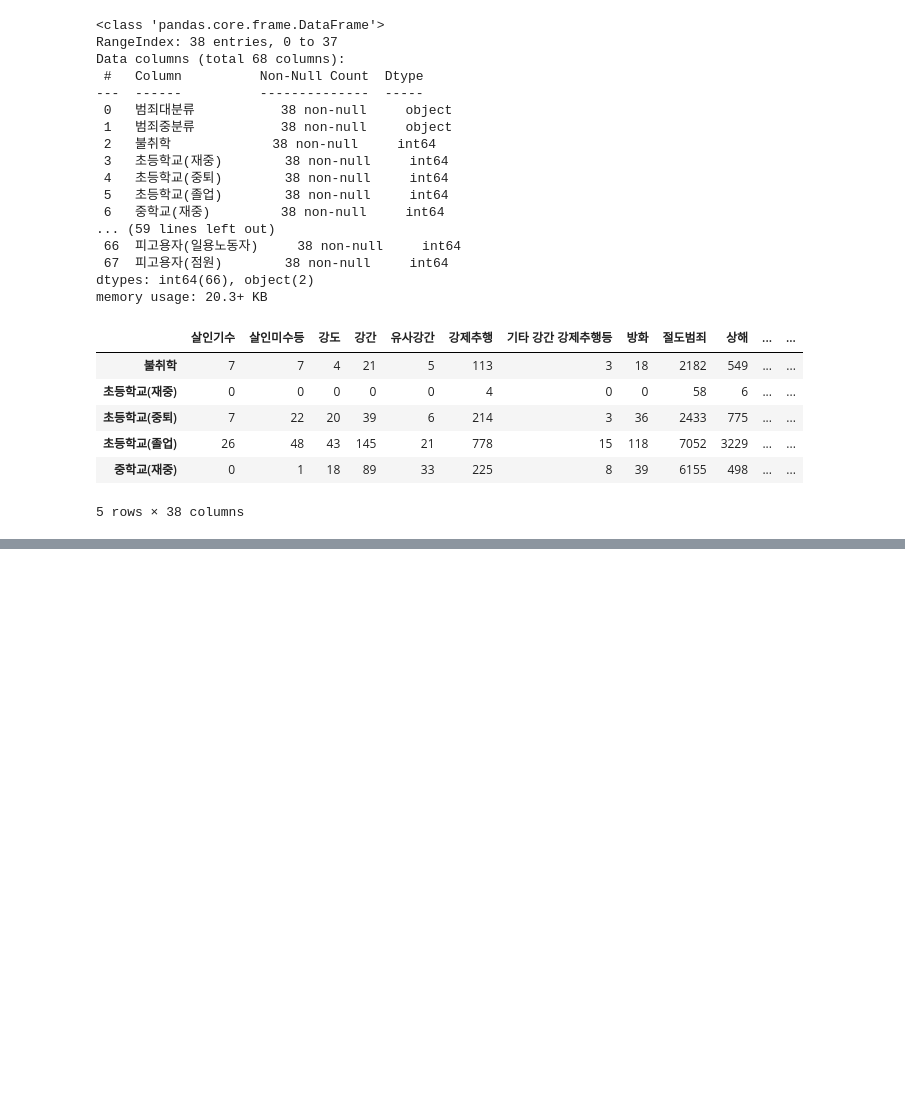
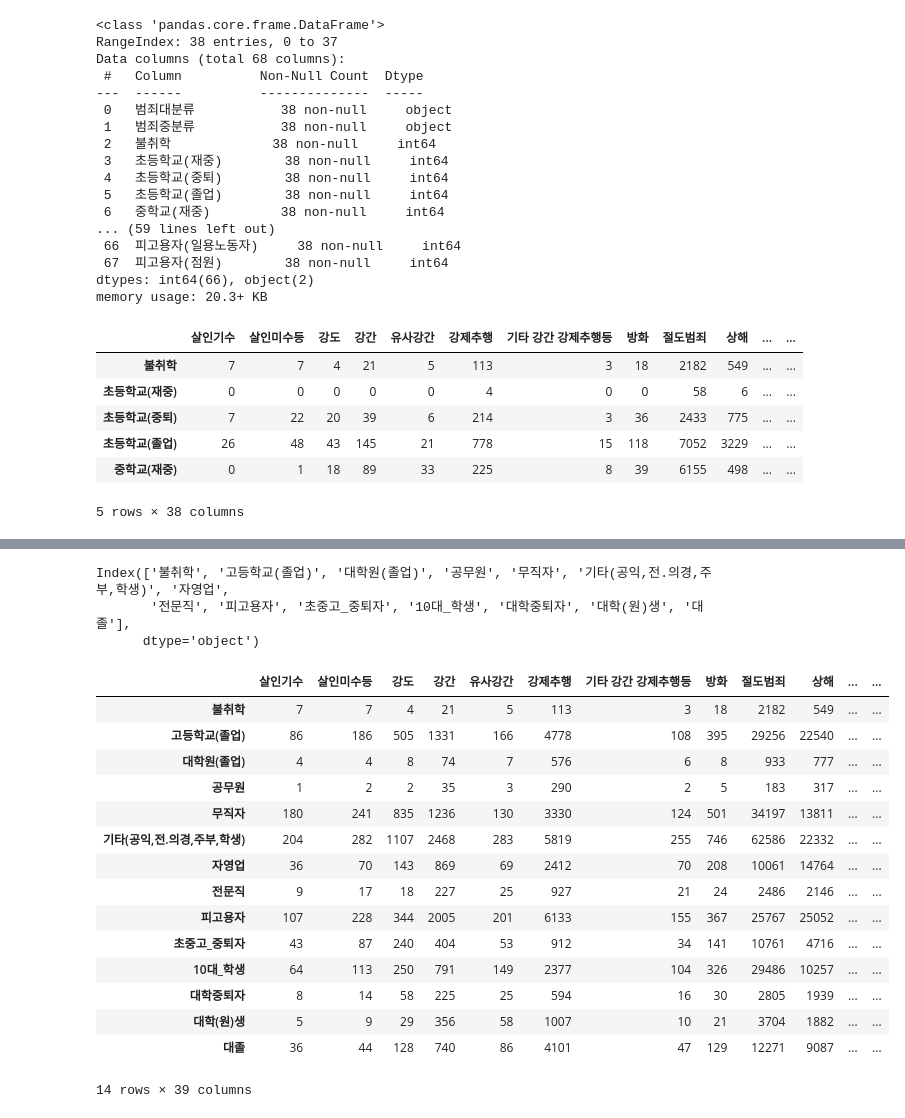
Before and after one commit to comsa33/DATA_ANALYSIS-crime_data, a Jupyter notebook: crime_education_job.ipynb, the cells around one changed output, grey strips where cells are left out. Drawn from its saved outputs; the diff is of its cells as text; code cells hidden in the pictures; blank space fills up the shorter version.

```diff
--- a/crime_education_job.ipynb
+++ b/crime_education_job.ipynb
@@ -164,0 +221,10 @@ g.map(sns.scatterplot)
+# %%
+univ_drop = df_education_job_trans.loc[('대학(4년미만)(중퇴)', '대학(4년이상)(중퇴)') , : ].sum(axis=0)
+univ_drop.name = '대학중퇴자'
+new_df_edu_job_trans = new_df_edu_job_trans.append(univ_drop)
+new_df_edu_job_trans.drop(['대학(4년미만)(중퇴)', '대학(4년이상)(중퇴)'], axis=0, inplace=True)
+# %%
+univ_stud = df_education_job_trans.loc[('대학(4년미만)(재중)', '대학(4년이상)(재중)', '대학원(재중)') , : ].sum(axis=0)
+univ_stud.name = '대학(원)생'
+new_df_edu_job_trans = new_df_edu_job_trans.append(univ_stud)
+new_df_edu_job_trans.drop(['대학(4년미만)(재중)', '대학(4년이상)(재중)', '대학원(재중)'], axis=0, inplace=True)
@@ -164,0 +236,6 @@ g.map(sns.scatterplot)
+# %%
+new_df_edu_job_trans.index
+# %% [output]
+Index(['불취학', '고등학교(졸업)', '대학원(졸업)', '공무원', '무직자', '기타(공익,전.의경,주부,학생)', '자영업',
+       '전문직', '피고용자', '초중고_중퇴자', '10대_학생', '대학중퇴자', '대학(원)생', '대졸'],
+      dtype='object')
@@ -164,0 +244,19 @@ g.map(sns.scatterplot)
+# %%
+new_df_edu_job_trans
+# %% [output]
+|  | 살인기수 | 살인미수등 | 강도 | 강간 | 유사강간 | 강제추행 | 기타 강간 강제추행등 | 방화 | 절도범죄 | 상해 | ... | ... |
+| 불취학 | 7 | 7 | 4 | 21 | 5 | 113 | 3 | 18 | 2182 | 549 | ... | ... |
+| 고등학교(졸업) | 86 | 186 | 505 | 1331 | 166 | 4778 | 108 | 395 | 29256 | 22540 | ... | ... |
+| 대학원(졸업) | 4 | 4 | 8 | 74 | 7 | 576 | 6 | 8 | 933 | 777 | ... | ... |
+| 공무원 | 1 | 2 | 2 | 35 | 3 | 290 | 2 | 5 | 183 | 317 | ... | ... |
+| 무직자 | 180 | 241 | 835 | 1236 | 130 | 3330 | 124 | 501 | 34197 | 13811 | ... | ... |
+| 기타(공익,전.의경,주부,학생) | 204 | 282 | 1107 | 2468 | 283 | 5819 | 255 | 746 | 62586 | 22332 | ... | ... |
+| 자영업 | 36 | 70 | 143 | 869 | 69 | 2412 | 70 | 208 | 10061 | 14764 | ... | ... |
+| 전문직 | 9 | 17 | 18 | 227 | 25 | 927 | 21 | 24 | 2486 | 2146 | ... | ... |
+| 피고용자 | 107 | 228 | 344 | 2005 | 201 | 6133 | 155 | 367 | 25767 | 25052 | ... | ... |
+| 초중고_중퇴자 | 43 | 87 | 240 | 404 | 53 | 912 | 34 | 141 | 10761 | 4716 | ... | ... |
+| 10대_학생 | 64 | 113 | 250 | 791 | 149 | 2377 | 104 | 326 | 29486 | 10257 | ... | ... |
+| 대학중퇴자 | 8 | 14 | 58 | 225 | 25 | 594 | 16 | 30 | 2805 | 1939 | ... | ... |
+| 대학(원)생 | 5 | 9 | 29 | 356 | 58 | 1007 | 10 | 21 | 3704 | 1882 | ... | ... |
+| 대졸 | 36 | 44 | 128 | 740 | 86 | 4101 | 47 | 129 | 12271 | 9087 | ... | ... |
+14 rows × 39 columns
```
Also changed, not shown: parts of 25 cells of this notebook.
